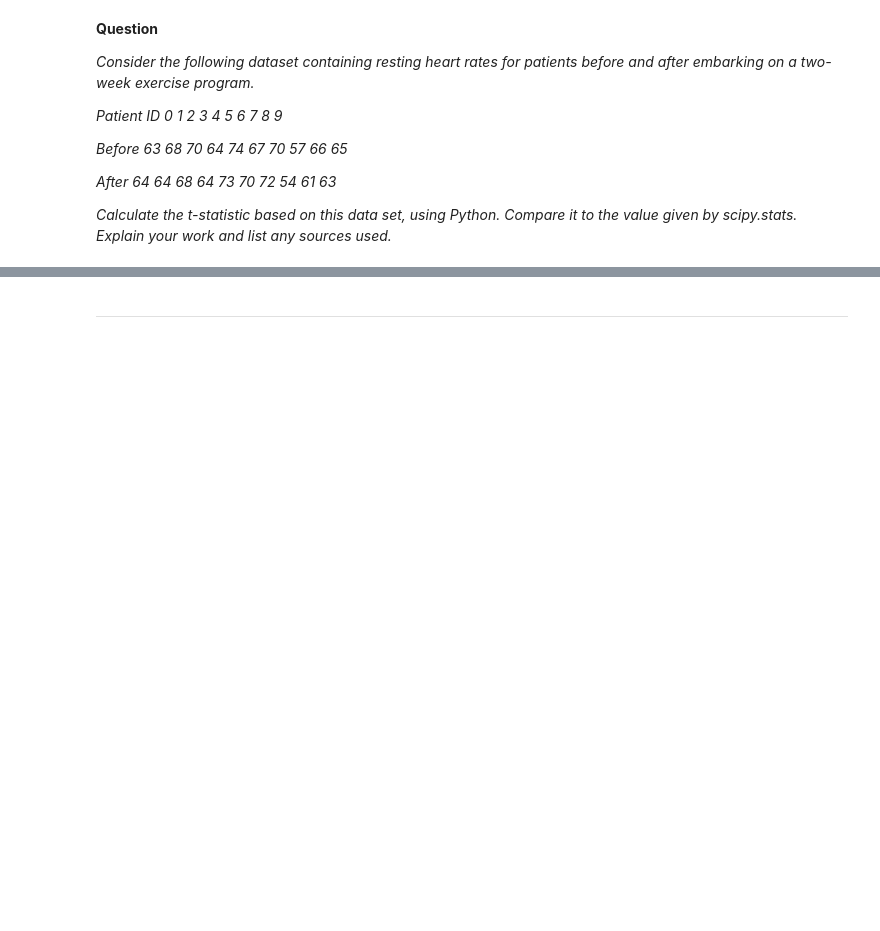
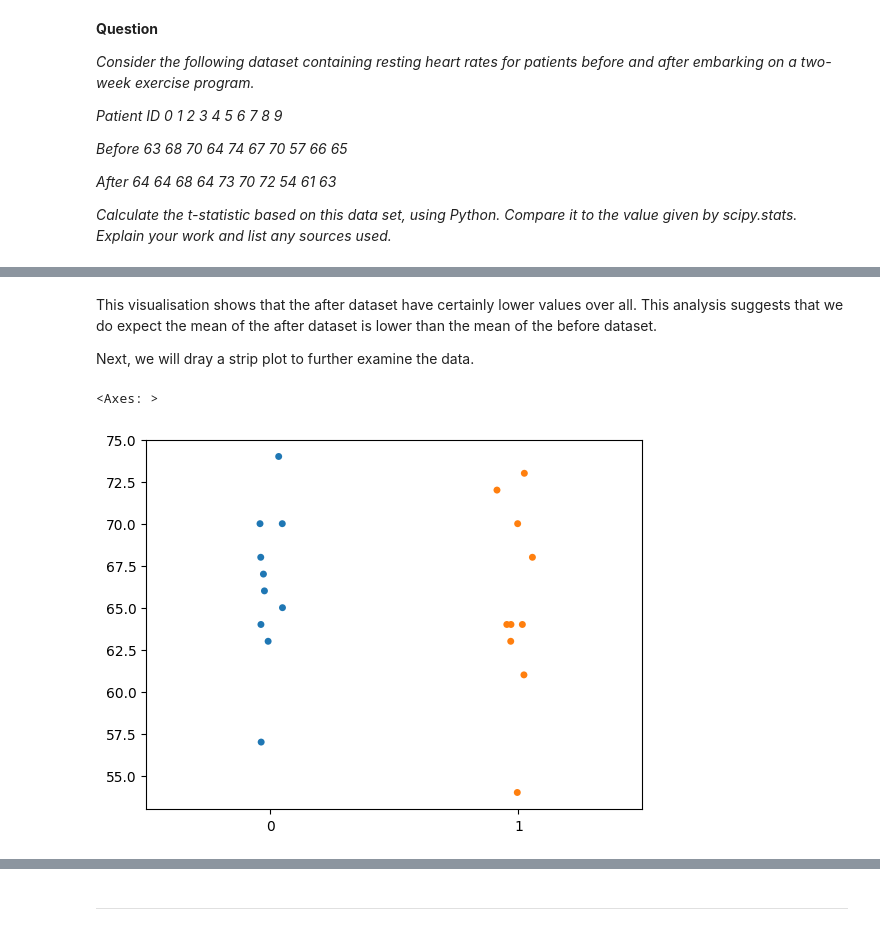
Before and after one commit to G00411301/applied_statistics, a Jupyter notebook: tasks.ipynb, the cells around one changed output, grey strips where cells are left out. Cells and saved outputs as stored; diff of their text form; code cells hidden in the pictures; blank space fills up the shorter version.

```diff
--- a/tasks.ipynb
+++ b/tasks.ipynb
@@ -188,0 +232,9 @@ fig, ax = plt.subplots() #first we create a graph area
+# %% [markdown]
+This visualisation shows that the after dataset have certainly lower values over all. This analysis suggests that we do expect the mean of the after dataset is lower than the mean of the before dataset.
+
+Next, we will dray a strip plot to further examine the data.
+# %%
+sns.stripplot(data=[before, after]) #use seaborn to generate stripplot
+# %% [output]
+<Axes: >
+[figure, added]
```
Also changed, not shown: parts of 15 cells of this notebook.
